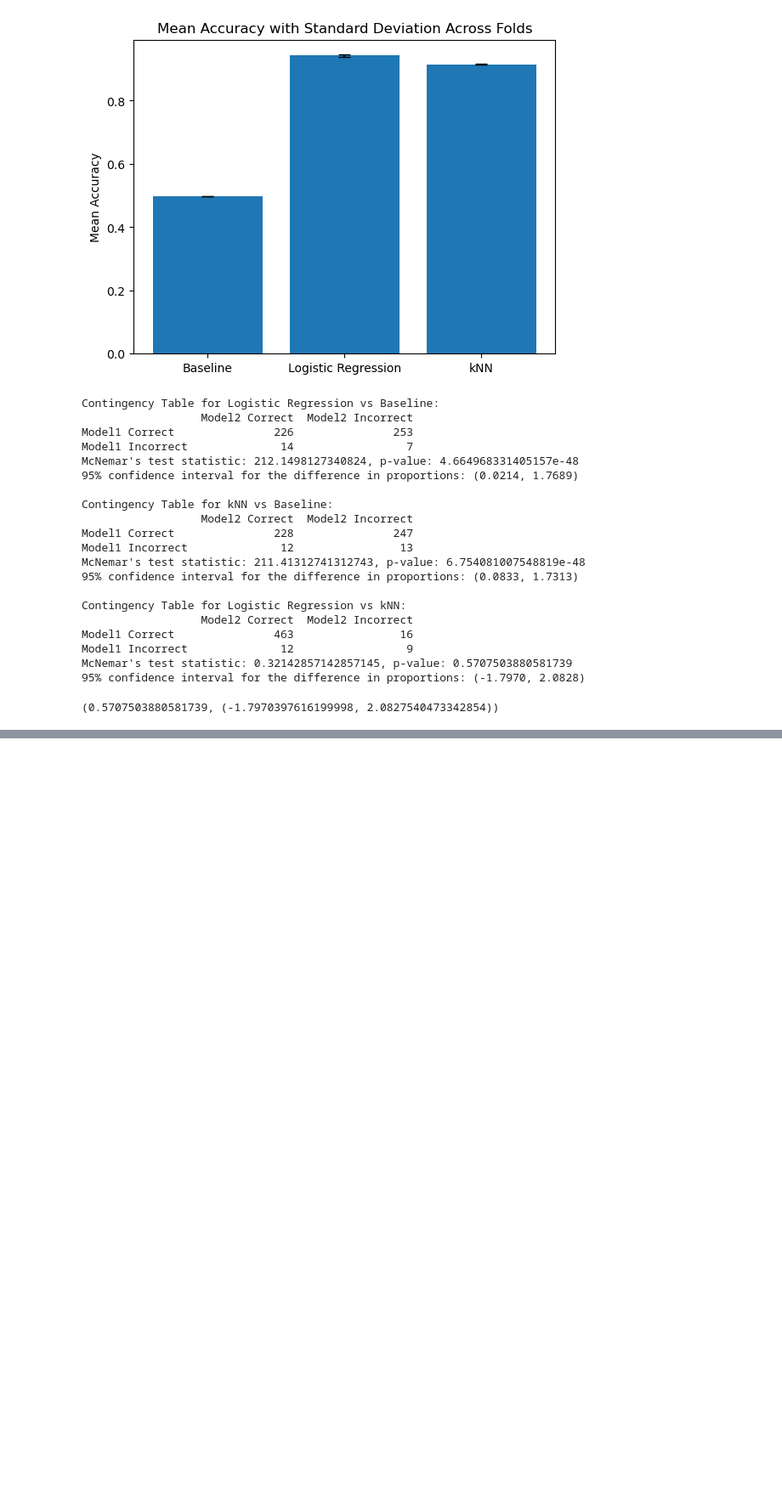
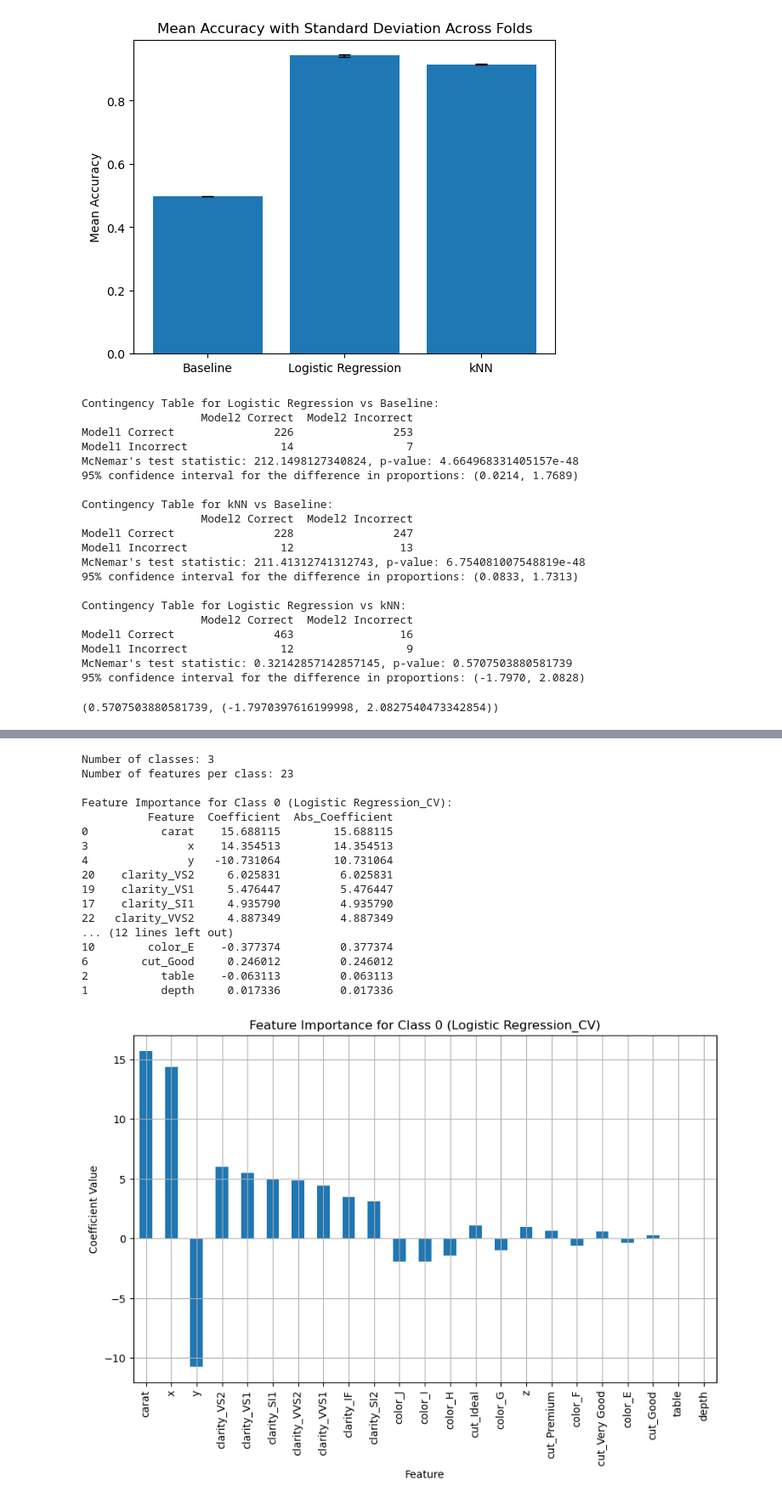
Before and after one commit to ThomasSchiolerH/Machine-Learning-And-Data-Mining, a Jupyter notebook: Project 1 & 2/victor.ipynb, the cells around one changed output, grey strips where cells are left out. Shown at 85% size. Cells and saved outputs as stored; diff of their text form; code cells hidden in the pictures; blank space fills up the shorter version.

```diff
--- a/Project 1 & 2/victor.ipynb
+++ b/Project 1 & 2/victor.ipynb
@@ -145,5 +193,0 @@ weighted avg       0.95      0.95      0.95     10784
-# %%
-from sklearn.ensemble import RandomForestClassifier
-
-model = RandomForestClassifier(random_state=42)
-model.fit(X_train, y_train)
@@ -243,7 +284,8 @@ logistic_params = [0.001, 0.01, 0.1, 1, 10, 100]  # Range of C values to test
 logistic_model = LogisticRegression(max_iter=1000)
 
 # Choose k-Nearest Neighbors as method 2, with a range for k
-knn_params = [1, 3, 5, 7, 9]  # Range of k values
+#knn_params = [1, 3, 5, 7, 9]  # Range of k values
+knn_params = [5,10,15,20,25]  # Range of k values
 knn_model = KNeighborsClassifier()
 
 # Outer cross-validation for model evaluation
@@ -329,7 +371,7 @@ logistic_params = [0.001, 0.01, 0.1, 1, 10, 100]  # Range of C values to test
 logistic_model = LogisticRegression(max_iter=1000)
 
 # Choose k-Nearest Neighbors as method 2, with a range for k
-knn_params = [1, 3, 5, 7, 9]  # Range of k values
+knn_params = [5, 7, 9, 11, 13]  # Range of k values
 knn_model = KNeighborsClassifier()
 
 # Outer cross-validation for model evaluation
@@ -718,0 +883,59 @@ McNemar's test statistic: 0.32142857142857145, p-value: 0.5707503880581739
+# %%
+# Train Logistic Regression with the best lambda from cross-validation
+logistic_regression_model_CV = LogisticRegression(C=1/best_lambda, random_state=42, max_iter=1000)
+logistic_regression_model_CV.fit(X_train, y_train)  # Ensure X_train is scaled if needed
+
+# Verify feature names and check number of classes
+numerical_features = ['carat', 'depth', 'table', 'x', 'y', 'z']
+categorical_feature_names = encoder.get_feature_names_out(categorical_features)
+feature_names = numerical_features + list(categorical_feature_names)
+
+# Check coefficient shape for multi-class handling
+coefficients_matrix = logistic_regression_model_CV.coef_
+num_classes, num_features = coefficients_matrix.shape
+print("Number of classes:", num_classes)
+print("Number of features per class:", num_features)
+
+# Ensure the feature count matches the feature names length
+if len(feature_names) == num_features:
+    # Create a DataFrame to analyze feature importance for each class
+    for class_index in range(num_classes):
+        class_coefficients = coefficients_matrix[class_index]
+        coefficients_df = pd.DataFrame({
+            "Feature": feature_names,
+            "Coefficient": class_coefficients,
+            "Abs_Coefficient": np.abs(class_coefficients)  # Absolute value for ranking
+        }).sort_values(by="Abs_Coefficient", ascending=False)
+
+        # Display the coefficients for the current class
+        print(f"\nFeature Importance for Class {class_index} (Logistic Regression_CV):")
+        print(coefficients_df)
+
+        # Plot feature importance for the current class
+        coefficients_df.plot(kind="bar", x="Feature", y="Coefficient", legend=False, figsize=(10, 6))
+        plt.title(f"Feature Importance for Class {class_index} (Logistic Regression_CV)")
+        plt.ylabel("Coefficient Value")
+        plt.xlabel("Feature")
+        plt.grid()
+        plt.show()
+else:
+    print("Mismatch between feature names and coefficients per class. Please verify the encoding steps.")
+# %% [output]
+Number of classes: 3
+Number of features per class: 23
+
+Feature Importance for Class 0 (Logistic Regression_CV):
+          Feature  Coefficient  Abs_Coefficient
+0           carat    15.688115        15.688115
+3               x    14.354513        14.354513
+4               y   -10.731064        10.731064
+20    clarity_VS2     6.025831         6.025831
+19    clarity_VS1     5.476447         5.476447
+17    clarity_SI1     4.935790         4.935790
+22   clarity_VVS2     4.887349         4.887349
+... (12 lines left out)
+10        color_E    -0.377374         0.377374
+6        cut_Good     0.246012         0.246012
+2           table    -0.063113         0.063113
+1           depth     0.017336         0.017336
+[figure, added]
```
Also changed, not shown: parts of 23 cells of this notebook, 1 other file.
